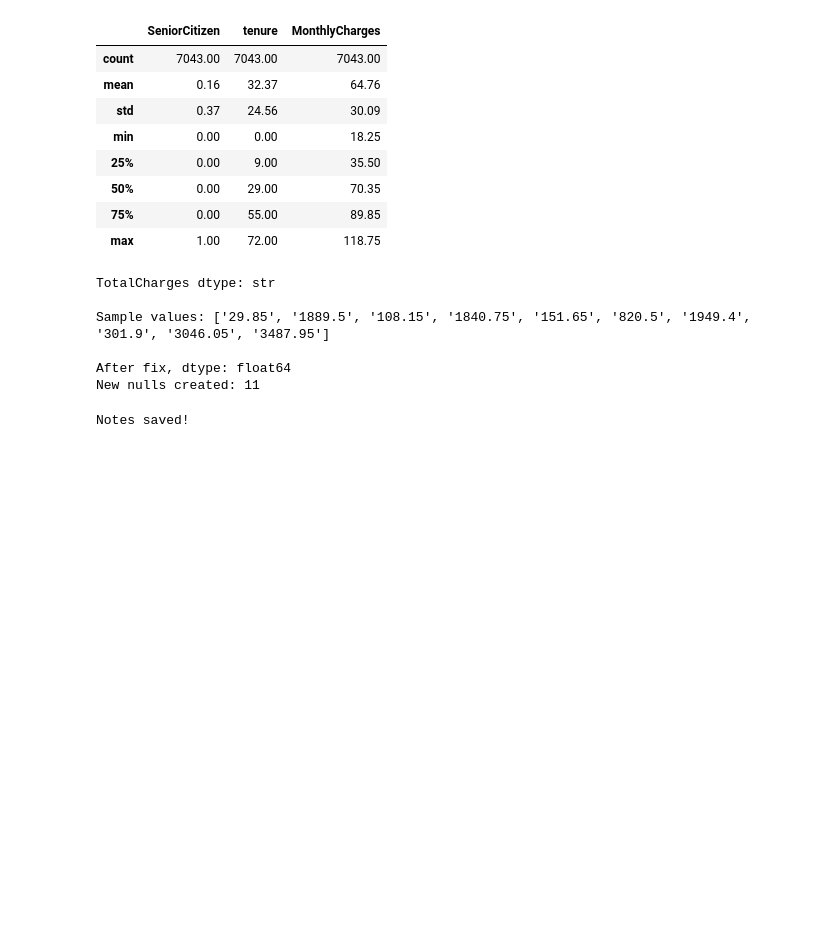
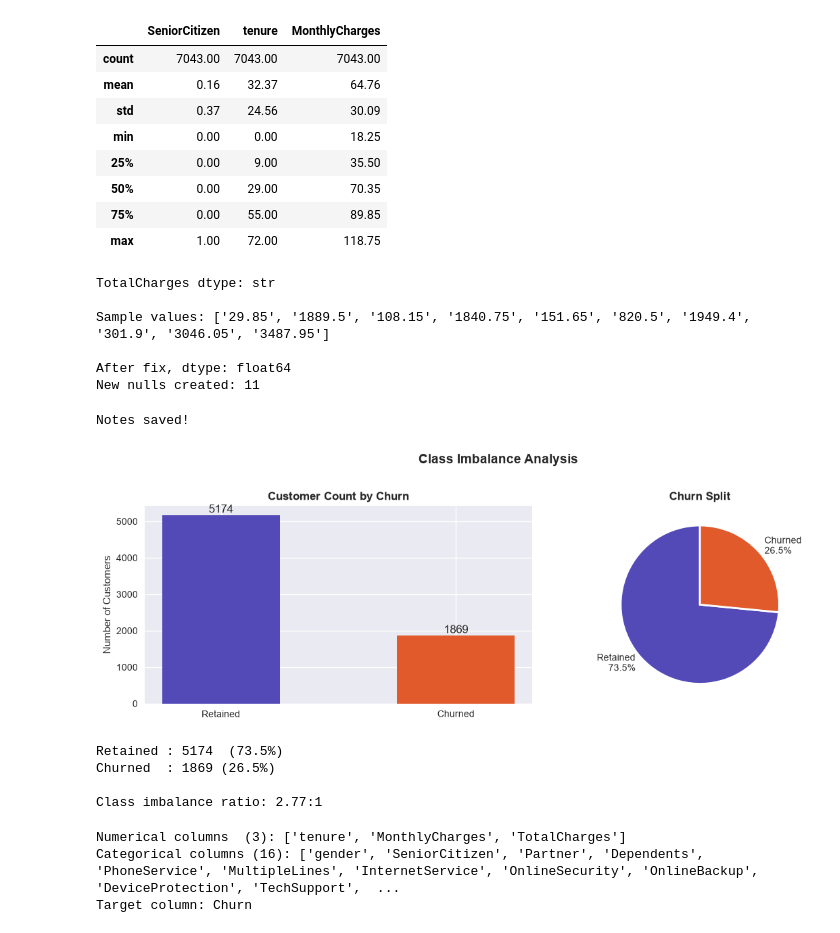
Before and after one commit to Kasak02/churn-predictor, a Jupyter notebook: 02_eda.ipynb, the cells around one changed output. Saved outputs shown, nothing was run; the diff lists cells and outputs as text; code cells hidden in the pictures; blank space fills up the shorter version.

Commit message:
Day 3: Class imbalance analysis + univariate distributions

```diff
--- a/02_eda.ipynb
+++ b/02_eda.ipynb
@@ -181,3 +181,56 @@ with open('reports/eda_notes.md', 'w') as f:
 print("Notes saved!")
 # %% [output]
 Notes saved!
+# %%
+# Cell 2 — class imbalance visualization
+fig, axes = plt.subplots(1, 2, figsize=(12, 4))
+
+# Plot 1 — bar chart
+churn_counts = df['Churn'].value_counts()
+bars = axes[0].bar(['Retained', 'Churned'],
+                    churn_counts.values,
+                    color=['#534AB7', '#E05A2B'], width=0.5)
+axes[0].bar_label(bars, fmt='%d', fontsize=12)
+axes[0].set_title('Customer Count by Churn', fontweight='bold')
+axes[0].set_ylabel('Number of Customers')
+
+# Plot 2 — pie chart
+axes[1].pie(churn_counts.values,
+            labels=[f"Retained\n{churn_pct['No']:.1f}%",f"Churned\n{churn_pct['Yes']:.1f}%"],
+            colors=['#534AB7', '#E05A2B'],
+            startangle=90,
+            wedgeprops={'edgecolor':'white', 'linewidth':2})
+axes[1].set_title('Churn Split', fontweight='bold')
+
+plt.suptitle('Class Imbalance Analysis', fontsize=14, fontweight='bold', y=1.02)
+plt.tight_layout()
+plt.savefig('reports/class_imbalance.png', dpi=150, bbox_inches='tight')
+plt.show()
+
+print(f"Retained : {churn_counts['No']}  ({churn_counts['No']/len(df)*100:.1f}%)")
+print(f"Churned  : {churn_counts['Yes']} ({churn_counts['Yes']/len(df)*100:.1f}%)")
+ratio = churn_counts.max()/churn_counts.min()
+print(f"\nClass imbalance ratio: {ratio:.2f}:1 ")
+# %% [output]
+[figure, added]
+Retained : 5174  (73.5%)
+Churned  : 1869 (26.5%)
+
+Class imbalance ratio: 2.77:1
+# %%
+# Cell 3 — identify numerical vs categorical columns
+numerical_cols = ['tenure', 'MonthlyCharges', 'TotalCharges']
+
+categorical_cols = ['gender', 'SeniorCitizen', 'Partner', 'Dependents',
+                    'PhoneService', 'MultipleLines', 'InternetService',
+                    'OnlineSecurity', 'OnlineBackup', 'DeviceProtection',
+                    'TechSupport', 'StreamingTV', 'StreamingMovies',
+                    'Contract', 'PaperlessBilling', 'PaymentMethod']
+
+print(f"Numerical columns  ({len(numerical_cols)}): {numerical_cols}")
+print(f"Categorical columns ({len(categorical_cols)}): {categorical_cols}")
+print(f"Target column: Churn")
+# %% [output]
+Numerical columns  (3): ['tenure', 'MonthlyCharges', 'TotalCharges']
+Categorical columns (16): ['gender', 'SeniorCitizen', 'Partner', 'Dependents', 'PhoneService', 'MultipleLines', 'InternetService', 'OnlineSecurity', 'OnlineBackup', 'DeviceProtection', 'TechSupport',  ...
+Target column: Churn
```
Also changed, not shown: parts of 4 cells of this notebook, 4 other files.
